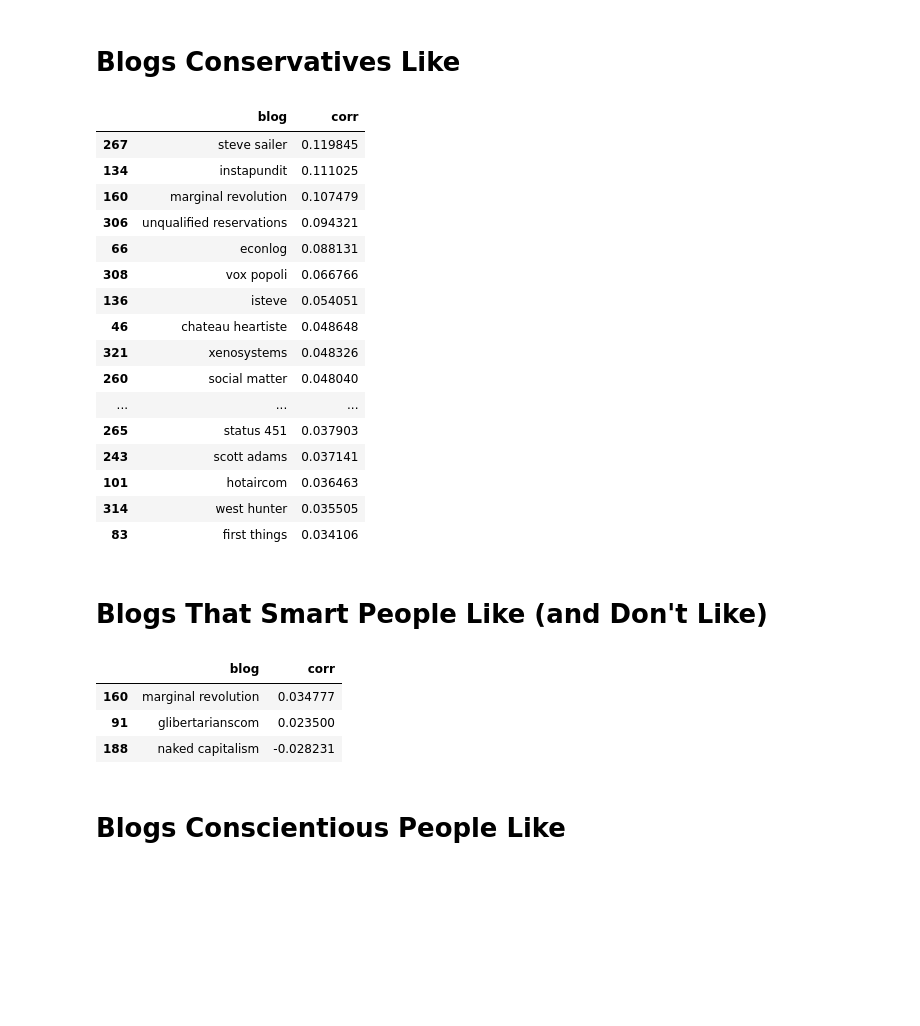
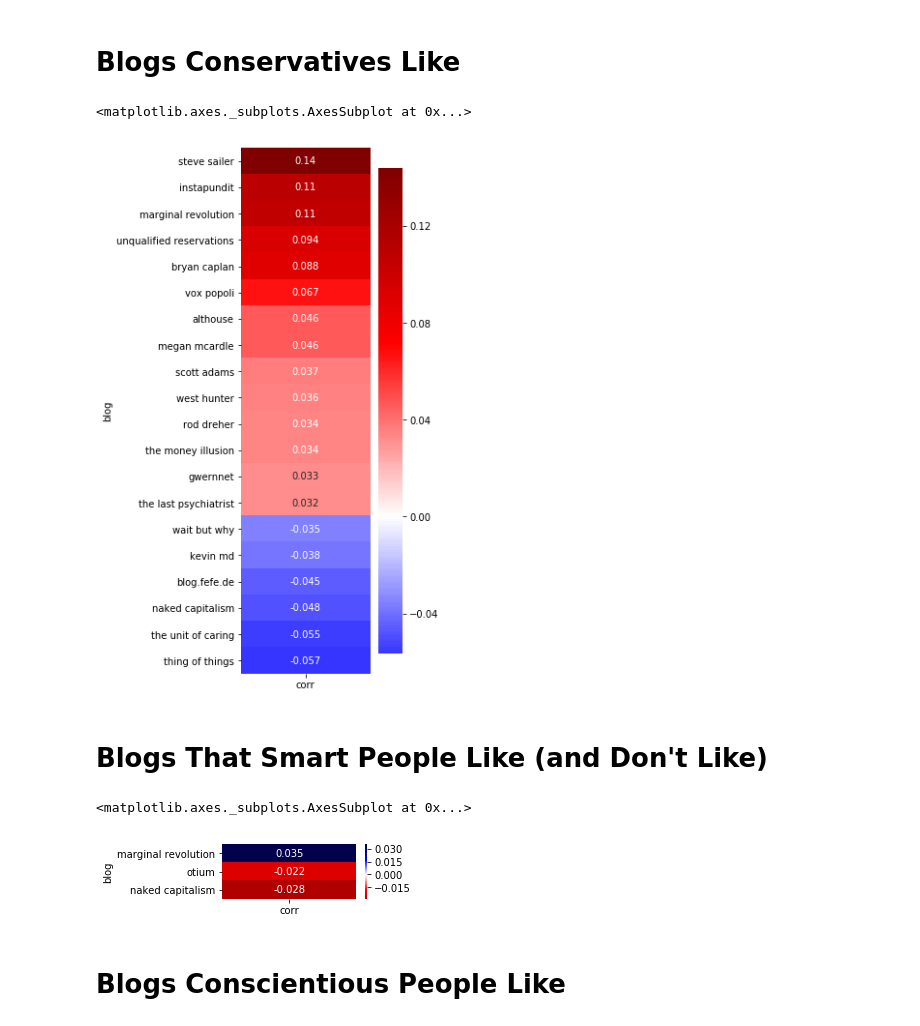
Before and after one commit to vincefav/SSC-Reader-Survey-2018, a Jupyter notebook: SSC Reading List.ipynb, the cells around one changed output. Drawn from its saved outputs; the diff is of its cells as text; code cells hidden in the pictures; blank space fills up the shorter version.

```diff
--- a/SSC Reading List.ipynb
+++ b/SSC Reading List.ipynb
@@ -113,25 +117,13 @@ blogs[(blogs['pvalue'] < .01)  & (blogs['corr'] < 0)].sort_values('corr').head(2
 # %% [markdown]
 # Blogs Conservatives Like
 # %%
-blogs[blogs.pvalue < .01].sort_values('corr', ascending=False).head(20)[['blog', 'corr']]
+conservatives = blogs[blogs.pvalue < .01].sort_values('corr', ascending=False).head(20)[['blog', 'corr']]
+conservatives = conservatives.set_index('blog')
+
+corrmap(conservatives)
 # %% [output]
-|  | blog | corr |
-| 267 | steve sailer | 0.119845 |
-| 134 | instapundit | 0.111025 |
-| 160 | marginal revolution | 0.107479 |
-| 306 | unqualified reservations | 0.094321 |
-| 66 | econlog | 0.088131 |
-| 308 | vox popoli | 0.066766 |
-| 136 | isteve | 0.054051 |
-| 46 | chateau heartiste | 0.048648 |
-| 321 | xenosystems | 0.048326 |
-| 260 | social matter | 0.048040 |
-| ... | ... | ... |
-| 265 | status 451 | 0.037903 |
-| 243 | scott adams | 0.037141 |
-| 101 | hotaircom | 0.036463 |
-| 314 | west hunter | 0.035505 |
-| 83 | first things | 0.034106 |
+<matplotlib.axes._subplots.AxesSubplot at 0x...>
+[figure, added]
 # %% [markdown]
 # Blogs That Smart People Like (and Don't Like)
 # %%
@@ -145,12 +137,13 @@ for i in blog_dummies.columns:
 
 blogs = pd.DataFrame(blogs, columns=['blog', 'corr', 'pvalue'])
 
-blogs[blogs.pvalue < .05].sort_values('corr', ascending=False).head(20)[['blog', 'corr']]
+blogs = blogs[blogs.pvalue < .10].sort_values('corr', ascending=False).head(20)[['blog', 'corr']]
+blogs = blogs.set_index('blog')
+
+corrmap(blogs, reverse=True)
 # %% [output]
-|  | blog | corr |
-| 160 | marginal revolution | 0.034777 |
-| 91 | glibertarianscom | 0.023500 |
-| 188 | naked capitalism | -0.028231 |
+<matplotlib.axes._subplots.AxesSubplot at 0x...>
+[figure, added]
 # %% [markdown]
 # Blogs Conscientious People Like
 # %%
```
Also changed, not shown: parts of 21 cells of this notebook.
